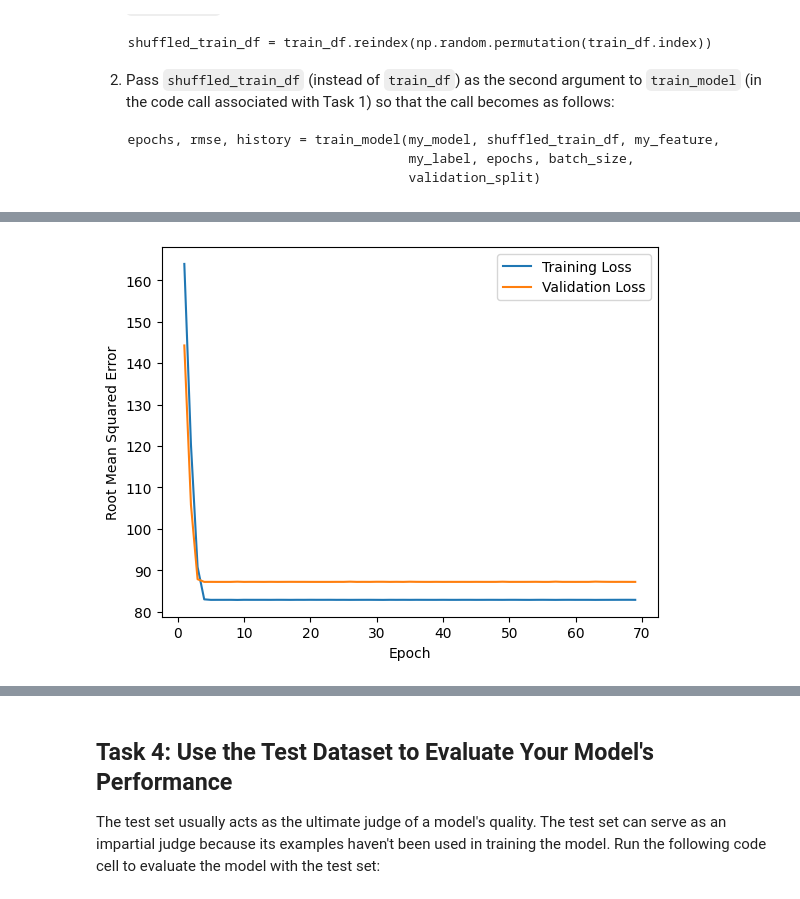
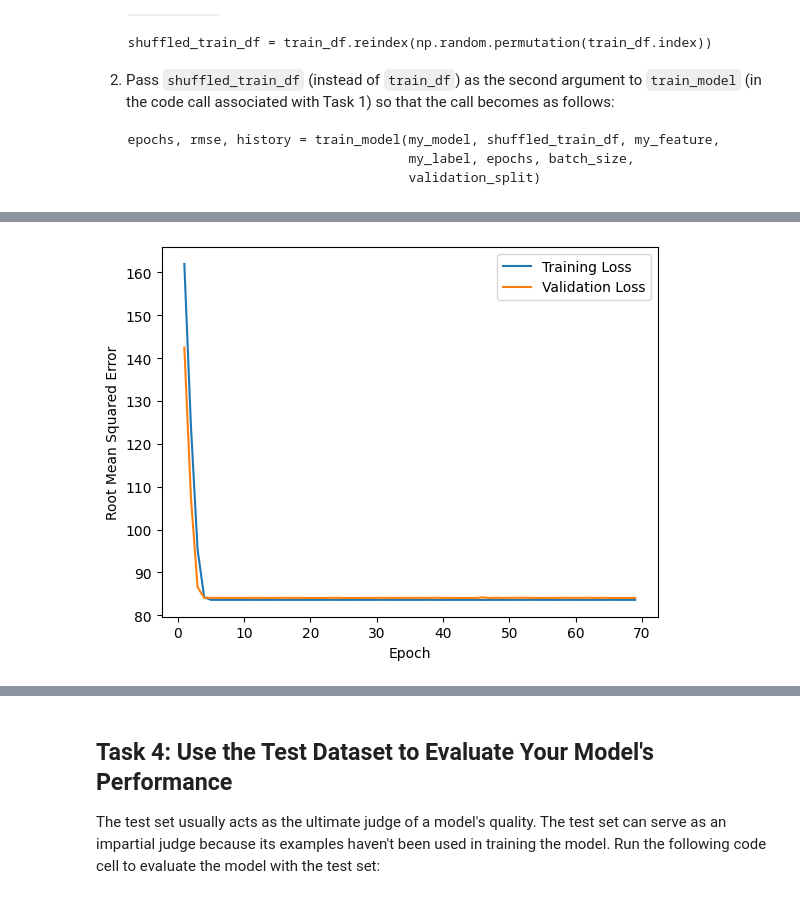
Before and after one commit to titooDiaz/MACHINE_LEARNING, a Jupyter notebook: PROYECTOS/APRENDIENDO EN EL CURSO DE GOOGLE/VALIDACION Y SETS DE DATOS.ipynb, the cells around one changed output, grey strips where cells are left out. Cells and saved outputs as stored; diff of their text form; code cells hidden in the pictures.

```diff
--- a/PROYECTOS/APRENDIENDO EN EL CURSO DE GOOGLE/VALIDACION Y SETS DE DATOS.ipynb
+++ b/PROYECTOS/APRENDIENDO EN EL CURSO DE GOOGLE/VALIDACION Y SETS DE DATOS.ipynb
@@ -305,7 +296,7 @@ batch_size = 100
 
 # Split the original training set into a reduced training set and a
 # validation set.
-validation_split = 0.2
+validation_split = 0.3
 
 # Identify the feature and the label.
 my_feature = "median_income"    # the median income on a specific city block.
@@ -320,8 +311,9 @@ shuffled_train_df = train_df.reindex(np.random.permutation(train_df.index))
 # training set.
 my_model = build_model(learning_rate)
 epochs, rmse, history = train_model(my_model, shuffled_train_df, my_feature,
-                                    my_label, epochs, batch_size,
-                                    validation_split)
+                                      my_label, epochs, batch_size,
+                                      validation_split)
+
 
 plot_the_loss_curve(epochs, history["root_mean_squared_error"],
                     history["val_root_mean_squared_error"])
@@ -346,4 +338,4 @@ Epoch 70/70
-[figure, old version]
+[figure, new version]
 # %% [markdown]
 Experiment with `validation_split` to answer the following questions:
 
```
Also changed, not shown: parts of 8 cells of this notebook.
